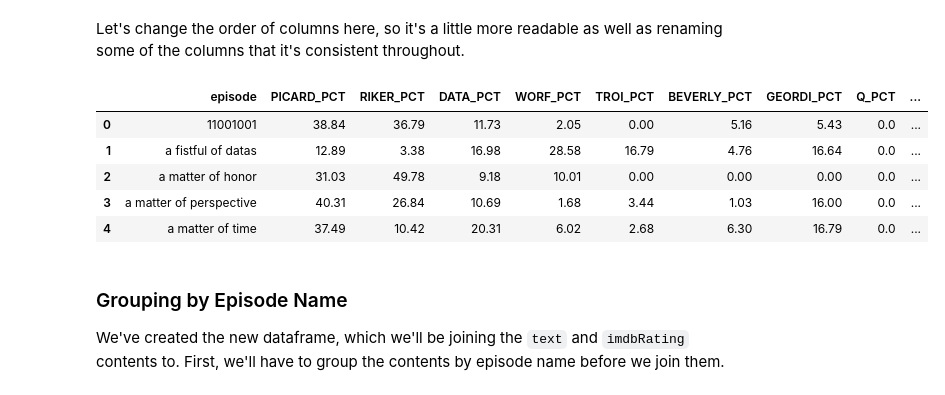
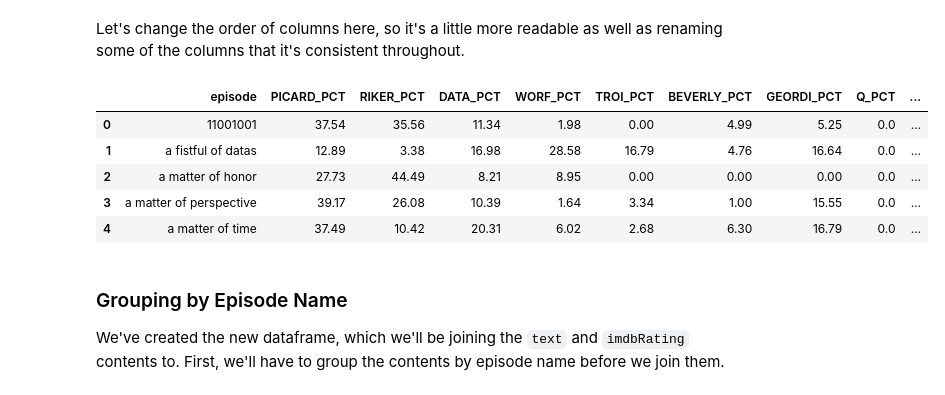
Before and after one commit to KatyaZeross/TrekPredict, a Jupyter notebook: Part1_StarTrek_CleaningEDA.ipynb, the cells around one changed output. Saved outputs shown, nothing was run; the diff lists cells and outputs as text; code cells hidden in the pictures.

```diff
--- a/Part1_StarTrek_CleaningEDA.ipynb
+++ b/Part1_StarTrek_CleaningEDA.ipynb
@@ -686,7 +692,7 @@ StarTrek_df.head()
 | 4 | encounter at farpoint | 1 | 1 | 1987-09-26 | PICARD | several key positions most notably | 7 | 5 |
 # %%
 # create a list of characters
-characters = ['PICARD','WORF', 'BEVERLY', 'GEORDI', 'TROI',  'DATA', 'RIKER', 'Q', 'LORE']
+characters = ['PICARD','WORF', 'BEVERLY', 'GEORDI', 'TROI',  'DATA', 'RIKER', 'Q', 'LORE', 'WESLEY', 'GUINAN']
 # %% [markdown]
 ### Create Columns/Character
 
@@ -828,6 +838,6 @@ dtype: float64
 With our index correct now, we can continue with some more feature engineering. We can see that each column has the total words per character, but we don't have a total words for the whole roster. So, we'll created a `Total_Word_Count` column that adds up all the characters that we have.
 # %%
 # getting the total word count for each episode
-WordCount_Char['Total_Word_Count'] = WordCount_Char['PICARD'] + WordCount_Char['WORF'] + WordCount_Char['BEVERLY'] + WordCount_Char['GEORDI'] + WordCount_Char['TROI'] + WordCount_Char['DATA'] + WordCount_Char['RIKER'] + WordCount_Char['Q'] + WordCount_Char['LORE']
+WordCount_Char['Total_Word_Count'] = WordCount_Char['PICARD'] + WordCount_Char['WORF'] + WordCount_Char['BEVERLY'] + WordCount_Char['GEORDI'] + WordCount_Char['TROI'] + WordCount_Char['DATA'] + WordCount_Char['RIKER'] + WordCount_Char['Q'] + WordCount_Char['LORE'] + WordCount_Char['WESLEY'] + WordCount_Char['GUINAN']
 # %%
 # sanity check
@@ -849,7 +864,7 @@ Success. However, having numerical values doesn't correctly portray the signific
 In order to mitigate this, we'll convert the values into percentages, or more specifically, relative total word count. Our next steps are going to be creating a new group of columns specifically for the percentage values, and then drop the previous version (the total number). What we'll have left is just percentage values, and the total word count for reference.
 # %%
 # getting the relative word count for each character instead of keeping the absolute values
-character_percents = ['PICARD_PCT','WORF_PCT', 'BEVERLY_PCT', 'GEORDI_PCT', 'TROI_PCT',  'DATA_PCT', 'RIKER_PCT', 'Q_PCT', 'LORE_PCT']
+character_percents = ['PICARD_PCT','WORF_PCT', 'BEVERLY_PCT', 'GEORDI_PCT', 'TROI_PCT',  'DATA_PCT', 'RIKER_PCT', 'Q_PCT', 'LORE_PCT', 'WESLEY_PCT', 'GUINAN_PCT']
 
 for index, character in enumerate(characters):
 
@@ -870,7 +886,7 @@ WordCount_Char.head()
 
 We've successfully created our columns with the percentage values, let's redefine this dataframe by dropping the absolute word counts from it.
 # %%
-Relative_WordCount_Char = WordCount_Char.drop(columns=['PICARD', 'WORF', 'BEVERLY', 'GEORDI', 'TROI', 'DATA', 'RIKER', 'Q', 'LORE'])
+Relative_WordCount_Char = WordCount_Char.drop(columns=['PICARD', 'WORF', 'BEVERLY', 'GEORDI', 'TROI', 'DATA', 'RIKER', 'Q', 'LORE', 'WESLEY', 'GUINAN'])
 
 print(Relative_WordCount_Char.shape)
 Relative_WordCount_Char.head()
@@ -886,16 +902,16 @@ Relative_WordCount_Char.head()
 Let's change the order of columns here, so it's a little more readable as well as renaming some of the columns that it's consistent throughout.
 # %%
 # changing the order of columns
-Relative_WordCount_Char = Relative_WordCount_Char[['episode', 'PICARD_PCT', 'RIKER_PCT', 'DATA_PCT', 'WORF_PCT', 'TROI_PCT','BEVERLY_PCT', 'GEORDI_PCT', 'Q_PCT', 'LORE_PCT', 'Total_Word_Count']]
+Relative_WordCount_Char = Relative_WordCount_Char[['episode', 'PICARD_PCT', 'RIKER_PCT', 'DATA_PCT', 'WORF_PCT', 'TROI_PCT','BEVERLY_PCT', 'GEORDI_PCT', 'Q_PCT', 'LORE_PCT' ,'WESLEY_PCT', 'GUINAN_PCT', 'Total_Word_Count']]
 
 #sanity check
 Relative_WordCount_Char.head()
 # %% [output]
 |  | episode | PICARD_PCT | RIKER_PCT | DATA_PCT | WORF_PCT | TROI_PCT | BEVERLY_PCT | GEORDI_PCT | Q_PCT | ... |
-| 0 | 11001001 | 38.84 | 36.79 | 11.73 | 2.05 | 0.00 | 5.16 | 5.43 | 0.0 | ... |
+| 0 | 11001001 | 37.54 | 35.56 | 11.34 | 1.98 | 0.00 | 4.99 | 5.25 | 0.0 | ... |
 | 1 | a fistful of datas | 12.89 | 3.38 | 16.98 | 28.58 | 16.79 | 4.76 | 16.64 | 0.0 | ... |
-| 2 | a matter of honor | 31.03 | 49.78 | 9.18 | 10.01 | 0.00 | 0.00 | 0.00 | 0.0 | ... |
-| 3 | a matter of perspective | 40.31 | 26.84 | 10.69 | 1.68 | 3.44 | 1.03 | 16.00 | 0.0 | ... |
+| 2 | a matter of honor | 27.73 | 44.49 | 8.21 | 8.95 | 0.00 | 0.00 | 0.00 | 0.0 | ... |
+| 3 | a matter of perspective | 39.17 | 26.08 | 10.39 | 1.64 | 3.34 | 1.00 | 15.55 | 0.0 | ... |
 | 4 | a matter of time | 37.49 | 10.42 | 20.31 | 6.02 | 2.68 | 6.30 | 16.79 | 0.0 | ... |
 # %%
 # renaming the columns
```
Also changed, not shown: parts of 22 cells of this notebook, 5 other files.
